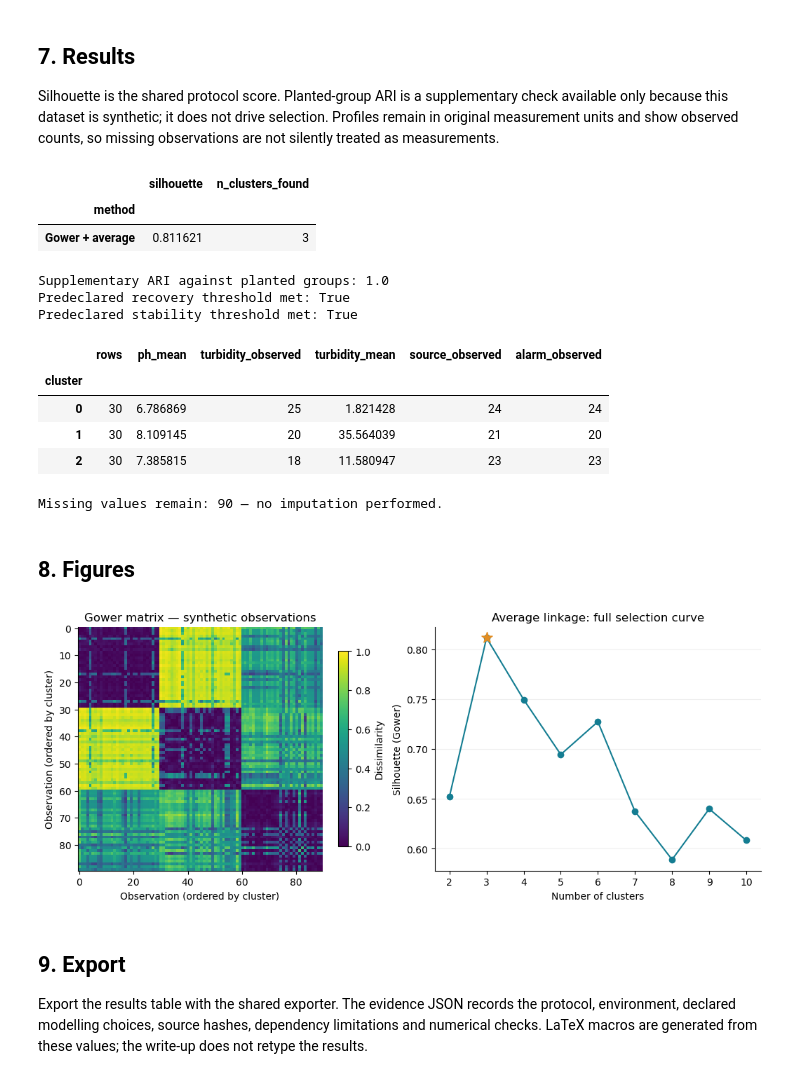
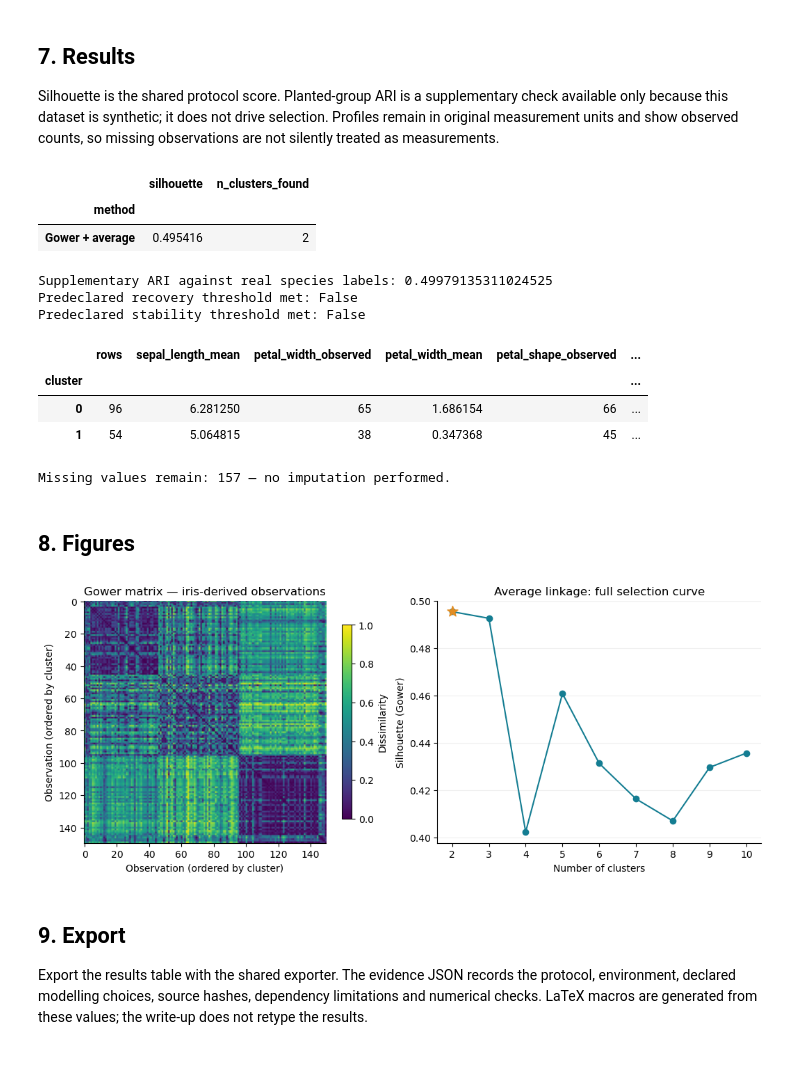
Before and after one commit to Yxxsef/Aqua-Blend-Analysis-Ai, a Jupyter notebook: AI/cluster_analysis/notebooks/05-gower.ipynb, the cells around one changed output. Cells and saved outputs as stored; diff of their text form; code cells hidden in the pictures.

Commit message:
docs: rework Gower evidence notebook to use iris and report the negative result honestly

```diff
--- a/AI/cluster_analysis/notebooks/05-gower.ipynb
+++ b/AI/cluster_analysis/notebooks/05-gower.ipynb
@@ -148,7 +178,7 @@ protocol = Protocol(
 measure = Gower(
     feature_types=["numeric", "numeric", "categorical", "ordinal", "asymmetric_binary", "numeric"],
     weights=[1., 1., 1., 1., 1., 1.],
-    ordinal_categories={3: ["low", "medium", "high"]},
+    ordinal_categories={3: ["narrow", "medium", "wide"]},
 )
 print(protocol.describe())
 print("No imputer, encoder or external scaler is used.")
@@ -308,20 +338,20 @@ Subsample ARI mean / SD: 0.9914518802477316 0.02703152812904243
 Silhouette is the shared protocol score. Planted-group ARI is a supplementary check available only because this dataset is synthetic; it does not drive selection. Profiles remain in original measurement units and show observed counts, so missing observations are not silently treated as measurements.
 # %%
 silhouette = float(Silhouette().score(D, labels, metric="precomputed"))
-truth_ari = float(adjusted_rand_score(dataset.interpretation_frame()["planted_group"], labels))
+truth_ari = float(adjusted_rand_score(dataset.interpretation_frame()["species"], labels))
 result = RunResult(
     method="Gower + average", params={"n_clusters": best_k, "metric": "precomputed", "linkage": "average"},
     scores={"silhouette": silhouette}, n_clusters_found=int(np.unique(labels).size),
 )
 table = ComparisonTable([result])
 display(table.quantitative())
-print("Supplementary ARI against planted groups:", truth_ari)
+print("Supplementary ARI against real species labels:", truth_ari)
 print("Predeclared recovery threshold met:", truth_ari >= .80)
 print("Predeclared stability threshold met:", bool(stability.ari.ge(.80).all() and stability.error.isna().all()))
 profiles = X.assign(cluster=labels).groupby("cluster").agg(
-    rows=("ph", "size"), ph_mean=("ph", "mean"),
-    turbidity_observed=("turbidity_ntu", "count"), turbidity_mean=("turbidity_ntu", "mean"),
-    source_observed=("source_type", "count"), alarm_observed=("alarm", "count"),
+    rows=("sepal_length_cm", "size"), sepal_length_mean=("sepal_length_cm", "mean"),
+    petal_width_observed=("petal_width_cm", "count"), petal_width_mean=("petal_width_cm", "mean"),
+    petal_shape_observed=("petal_shape", "count"), high_petal_width_observed=("high_petal_width_flag", "count"),
 )
 display(profiles)
 pd.testing.assert_frame_equal(X, original)
@@ -330,35 +360,34 @@ print("Missing values remain:", missing_before, "— no imputation performed.")
 # %% [output]
 |  | silhouette | n_clusters_found |
 | method |  |  |
-| Gower + average | 0.811621 | 3 |
+| Gower + average | 0.495416 | 2 |
-Supplementary ARI against planted groups: 1.0
-Predeclared recovery threshold met: True
-Predeclared stability threshold met: True
+Supplementary ARI against real species labels: 0.49979135311024525
+Predeclared recovery threshold met: False
+Predeclared stability threshold met: False
-|  | rows | ph_mean | turbidity_observed | turbidity_mean | source_observed | alarm_observed |
-| cluster |  |  |  |  |  |  |
-| 0 | 30 | 6.786869 | 25 | 1.821428 | 24 | 24 |
-| 1 | 30 | 8.109145 | 20 | 35.564039 | 21 | 20 |
-| 2 | 30 | 7.385815 | 18 | 11.580947 | 23 | 23 |
+|  | rows | sepal_length_mean | petal_width_observed | petal_width_mean | petal_shape_observed | ... |
+| cluster |  |  |  |  |  | ... |
+| 0 | 96 | 6.281250 | 65 | 1.686154 | 66 | ... |
+| 1 | 54 | 5.064815 | 38 | 0.347368 | 45 | ... |
-Missing values remain: 90 — no imputation performed.
+Missing values remain: 157 — no imputation performed.
 # %% [markdown]
 ## 8. Figures
 # %%
 plt.rcParams.update({"font.size": 10, "axes.spines.top": False, "axes.spines.right": False})
 fig, axes = plt.subplots(1, 2, figsize=(11, 4.2), constrained_layout=True)
 order = np.argsort(labels, kind="stable")
 im = axes[0].imshow(D[np.ix_(order, order)], cmap="viridis", vmin=0, vmax=1)
-axes[0].set(title="Gower matrix — synthetic observations", xlabel="Observation (ordered by cluster)", ylabel="Observation (ordered by cluster)")
+axes[0].set(title="Gower matrix — iris-derived observations", xlabel="Observation (ordered by cluster)", ylabel="Observation (ordered by cluster)")
 fig.colorbar(im, ax=axes[0], label="Dissimilarity", shrink=.8)
 axes[1].plot(selection.n_clusters, selection.silhouette, "o-", color="#147d92")
 axes[1].scatter([best_k], [silhouette], s=130, marker="*", color="#e28d23", zorder=3)
 axes[1].set(title="Average linkage: full selection curve", xlabel="Number of clusters", ylabel="Silhouette (Gower)", xticks=list(protocol.n_clusters_candidates))
 axes[1].grid(axis="y", alpha=.2)
 FIGURES = ROOT / "documentation" / "figures"
 FIGURES.mkdir(parents=True, exist_ok=True)
 fig.savefig(FIGURES / "gower-evidence.png", dpi=180, bbox_inches="tight")
 plt.show()
 # %% [output]
-[figure, old version]
+[figure, new version]
 # %% [markdown]
 ## 9. Export
 
```
Also changed, not shown: parts of 8 cells of this notebook, 8 other files.
